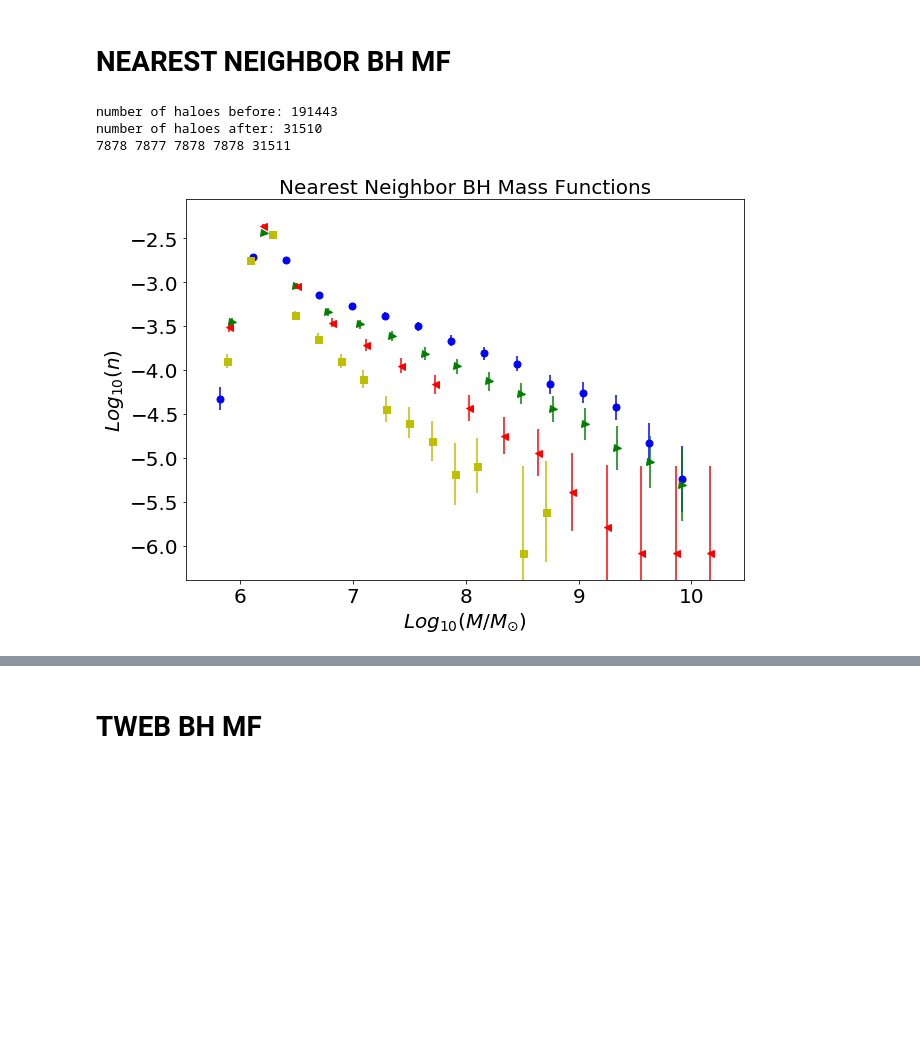
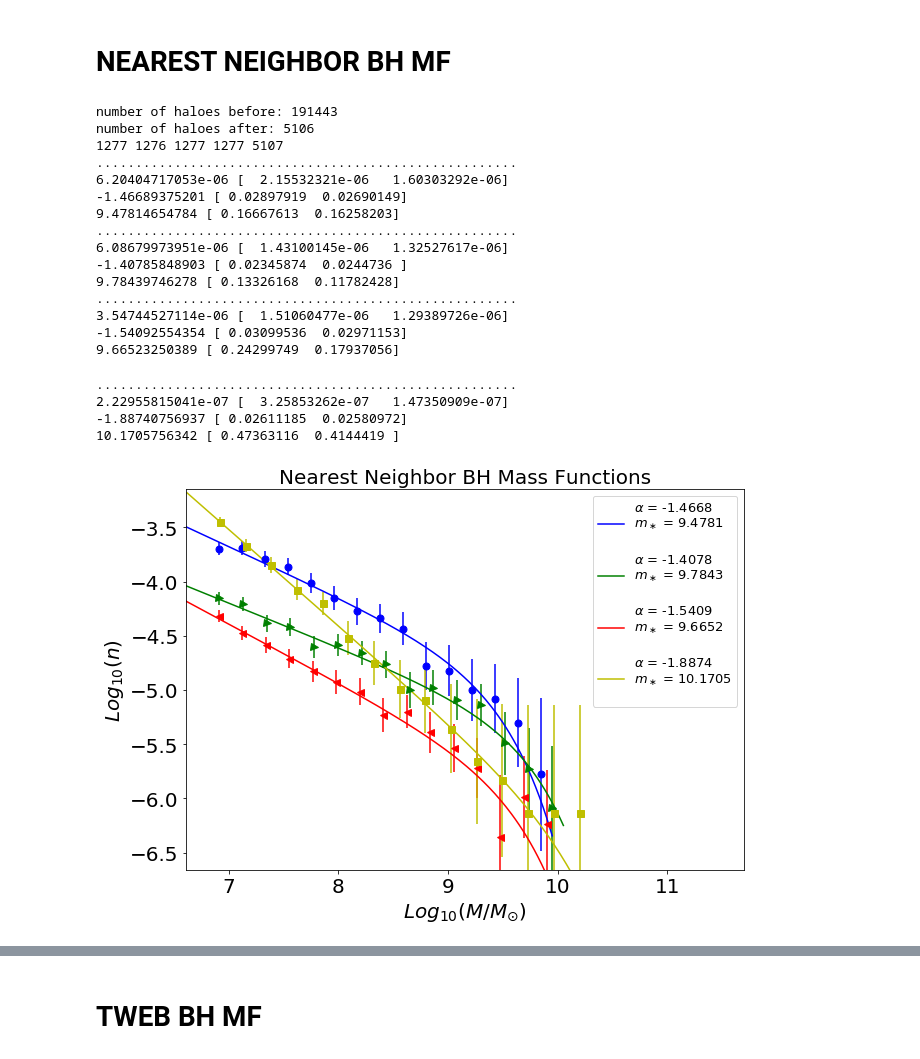
Before and after one commit to jdprada1760/Cornell_Summer, a Jupyter notebook: Illustris_Run/Code/MCMCfits.ipynb, the cells around one changed output, grey strips where cells are left out. Saved outputs shown, nothing was run; the diff lists cells and outputs as text; code cells hidden in the pictures; blank space fills up the shorter version.

Commit message:
Better plots

```diff
--- a/Illustris_Run/Code/MCMCfits.ipynb
+++ b/Illustris_Run/Code/MCMCfits.ipynb
@@ -117,6 +118,19 @@ def SchtrGraph2(bins,filename,title, boolean):
     fig, ax = plt.subplots( nrows=1, ncols=1, figsize=(10,7) )
     plt.subplots_adjust(left=None, bottom=None, right=None, top=None, wspace=0.2, hspace=0.3)
 
+
+    # Plots Total mass function
+    '''
+    fig, axes = plt.subplots( nrows=2, ncols=1, figsize=(15,20) )
+    gs = gridspec.GridSpec(2,1)
+    ax0 = plt.subplot(gs[0, 0])
+    ax = plt.subplot(gs[1,0])
+    tmp = histog(log10(q5),bins+5)
+    tmp = [tmp[0][where(tmp[1]!=0)],tmp[1][where(tmp[1]!=0)]]
+    ax0.errorbar( tmp[0], log10(tmp[1]),  1./(sqrt(tmp[1]*vol)), fmt='o', ecolor = 'b',
+                        c = 'g', markersize=7,elinewidth=1.5)
+    '''
+
     # Callable lists
     qs = [q1,q2,q3,q4]
     indx = ['1st quartile','2nd quartile','3rd quartile','4th quartile']
@@ -141,6 +155,7 @@ def SchtrGraph2(bins,filename,title, boolean):
         ft = fiiit.T[0]
         errors = fiiit.T[1:]
         phi = ft[0]
+    ind = 0
     for q,i,co,fm in zip(qs,indx,cs,fmts):
         # Histo for first quartile
         tmp = histog(log10(q),bins)
@@ -156,15 +171,15 @@ def SchtrGraph2(bins,filename,title, boolean):
             print(ft[0],errors[0])
             print(ft[1],errors[1])
             print(ft[2],errors[2])
-            ax.errorbar( tmp[0], log10(tmp[1]*(phi/ft[0])),  1./(sqrt(tmp[1]*vol)), fmt=fm, ecolor = co,
+            ax.errorbar( tmp[0], log10(tmp[1]*(phi/ft[0]))-ind,  1./(sqrt(tmp[1]*vol)), fmt=fm, ecolor = co,
                         c = co, markersize=7,elinewidth=1.5)
         else:
-            ax.errorbar( tmp[0], log10(tmp[1]),  1./(sqrt(tmp[1]*vol)), fmt=fm, ecolor = co,
+            ax.errorbar( tmp[0], log10(tmp[1]),  1./(sqrt(tmp[1]*vol))-ind, fmt=fm, ecolor = co,
                         c = co, markersize=7,elinewidth=1.5)
         # Decimals to show
         if ( boolean ):
             m = 5
-            ax.plot(logm, log10(Schechter(logm,ft[0],ft[1],ft[2])*(phi/ft[0])),co,
+            ax.plot(logm, log10(Schechter(logm,ft[0],ft[1],ft[2])*(phi/ft[0])) -ind,co,
                  label = r"$\alpha$ = " + str(truncate(ft[1],m))+"\n"
                  + r"$m_\ast$ = " + str(truncate(ft[2],m))+"\n"  )
             alph.append(ft[1])
@@ -180,11 +195,13 @@ def SchtrGraph2(bins,filename,title, boolean):
         minx = min([minx,min(tmp[0])])
         maxx = max([maxx,max(tmp[0])])
         if ( boolean ):
-            miny = min([miny,min(log10(tmp[1]*(phi/ft[0])))])
-            maxy = max([maxy,max(log10(tmp[1]*(phi/ft[0])))])
+            miny = min([miny,min(log10(tmp[1]*(phi/ft[0])))-ind])
+            maxy = max([maxy,max(log10(tmp[1]*(phi/ft[0])))-ind])
         else:
-            miny = min([miny,min(log10(tmp[1]))])
-            maxy = max([maxy,max(log10(tmp[1]))])
+            miny = min([miny,min(log10(tmp[1]))-ind])
+            maxy = max([maxy,max(log10(tmp[1]))-ind])
+        ################################################################
+        ind += 0.5
     ax.set_title(title,fontsize = 20)
     tmp = histog(log10(q5),bins)
     ax.set_xlim(minx-0.3,maxx+0.3)
@@ -486,11 +576,28 @@ number of haloes after: 191443
 # %% [markdown]
 # NEAREST NEIGHBOR BH MF
 # %%
-loadHaloes("../data/nnEnv/env1.data","../data/Masses1.csv",3.0,3,0)
+loadHaloes("../data/nnEnv/env1.data","../data/Masses1.csv",3.0,3,10**6.8)
+#6.4
 #histo(15)
-a = SchtrGraph2(15,"quartilesBH","Nearest Neighbor BH Mass Functions",False)
+a = SchtrGraph2(15,"quartilesBH","Nearest Neighbor BH Mass Functions",True)
 # %% [output]
 number of haloes before: 191443
-number of haloes after: 31510
-7878 7877 7878 7878 31511
+number of haloes after: 5106
+1277 1276 1277 1277 5107
+......................................................
+6.20404717053e-06 [  2.15532321e-06   1.60303292e-06]
+-1.46689375201 [ 0.02897919  0.02690149]
+9.47814654784 [ 0.16667613  0.16258203]
+......................................................
+6.08679973951e-06 [  1.43100145e-06   1.32527617e-06]
+-1.40785848903 [ 0.02345874  0.0244736 ]
+9.78439746278 [ 0.13326168  0.11782428]
+......................................................
+3.54744527114e-06 [  1.51060477e-06   1.29389726e-06]
+-1.54092554354 [ 0.03099536  0.02971153]
+9.66523250389 [ 0.24299749  0.17937056]
+......................................................
+2.22955815041e-07 [  3.25853262e-07   1.47350909e-07]
+-1.88740756937 [ 0.02611185  0.02580972]
+10.1705756342 [ 0.47363116  0.4144419 ]
-[figure, old version]
+[figure, new version]
```
Also changed, not shown: parts of 19 cells of this notebook.
